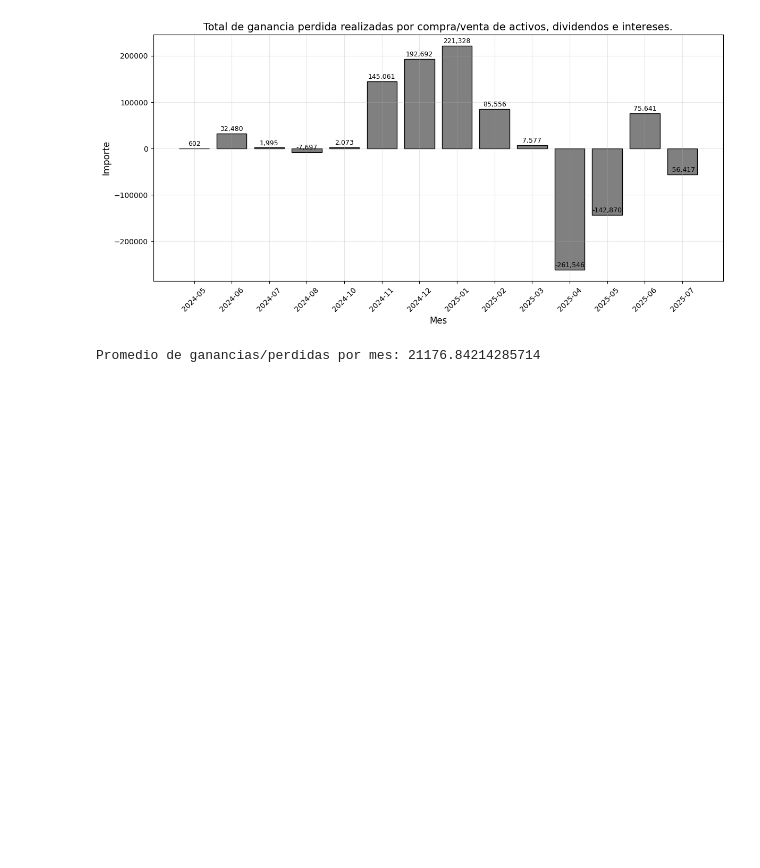
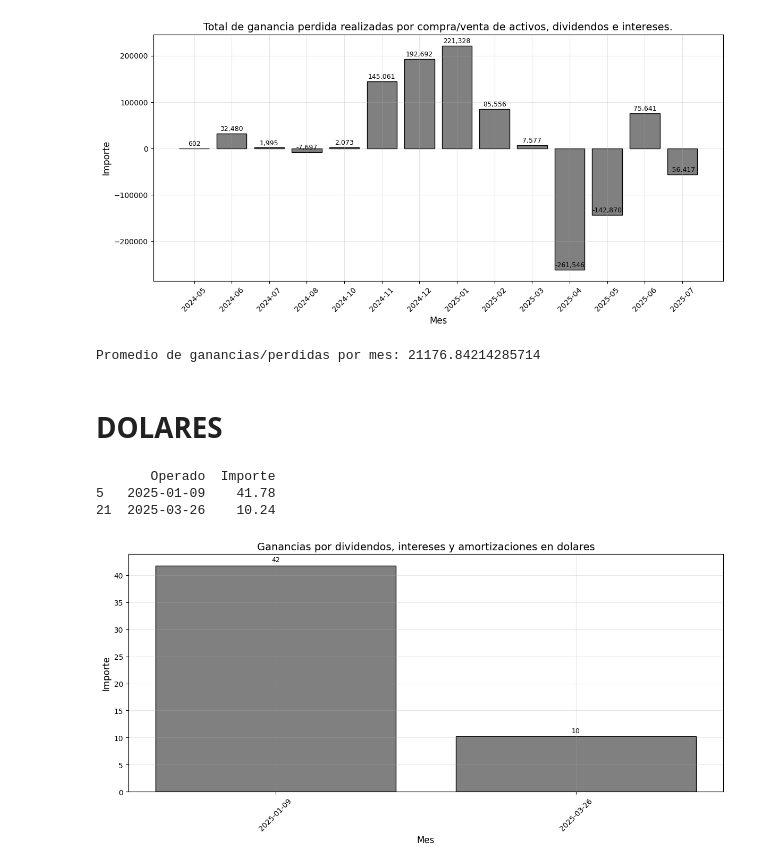
Before and after one commit to Tomasteawita/white_finance, a Jupyter notebook: notebooks/ganancias_realizadas.ipynb, the cells around one changed output. Cells and saved outputs as stored; diff of their text form; code cells hidden in the pictures; blank space fills up the shorter version.

```diff
--- a/notebooks/ganancias_realizadas.ipynb
+++ b/notebooks/ganancias_realizadas.ipynb
@@ -217,3 +368,45 @@ plt.show()
 print('Promedio de ganancias/perdidas por mes:', df_total_ganancias_perdidas_to_plot['Importe'].mean())
 # %% [output]
 Promedio de ganancias/perdidas por mes: 21176.84214285714
+# %% [markdown]
+# DOLARES
+# %%
+# leo el csv con pandas
+df_cuenta_corriente_dolares_historico = pd.read_csv('../data/cuenta_corriente_dolares_historico.csv', sep=',')
+
+# me quedo solo con las filas que Comprobante sea 'DIVIDENDOS' y 'RENTA Y AMORTIZ'
+df_cuenta_corriente_dolares_historico = df_cuenta_corriente_dolares_historico[df_cuenta_corriente_dolares_historico['Comprobante'].isin(['DIVIDENDOS', 'RENTA Y AMORTIZ'])]
+
+df_cuenta_corriente_dolares_historico = df_cuenta_corriente_dolares_historico[['Operado', 'Importe']]
+
+df_cuenta_corriente_dolares_historico = df_cuenta_corriente_dolares_historico.sort_values(by=['Operado'], ascending=[True])
+
+print(df_cuenta_corriente_dolares_historico)
+
+fig, ax = plt.subplots(figsize=(12, 6))
+
+# Create bar plot
+bars = ax.bar(range(len(df_cuenta_corriente_dolares_historico)), df_cuenta_corriente_dolares_historico['Importe'],
+              color='gray', edgecolor='black', width=0.8)
+
+# Add value labels on bars
+for i, (bar, value) in enumerate(zip(bars, df_cuenta_corriente_dolares_historico['Importe'])):
+    height = bar.get_height()
+    ax.text(bar.get_x() + bar.get_width()/2., height + (max(df_cuenta_corriente_dolares_historico['Importe']) * 0.01),
+            f'{value:,.0f}', ha='center', va='bottom', fontsize=9)
+
+# Customize the plot
+ax.set_title('Ganancias por dividendos, intereses y amortizaciones en dolares', fontsize=14)
+ax.set_xlabel('Mes', fontsize=12)
+ax.set_ylabel('Importe', fontsize=12)
+ax.set_xticks(range(len(df_cuenta_corriente_dolares_historico)))
+ax.set_xticklabels(df_cuenta_corriente_dolares_historico['Operado'], rotation=45, fontsize=10)
+ax.grid(True, alpha=0.3)
+
+plt.tight_layout()
+plt.show()
+# %% [output]
+       Operado  Importe
+5   2025-01-09    41.78
+21  2025-03-26    10.24
+[figure, added]
```
Also changed, not shown: parts of 14 cells of this notebook, 2 other files.
